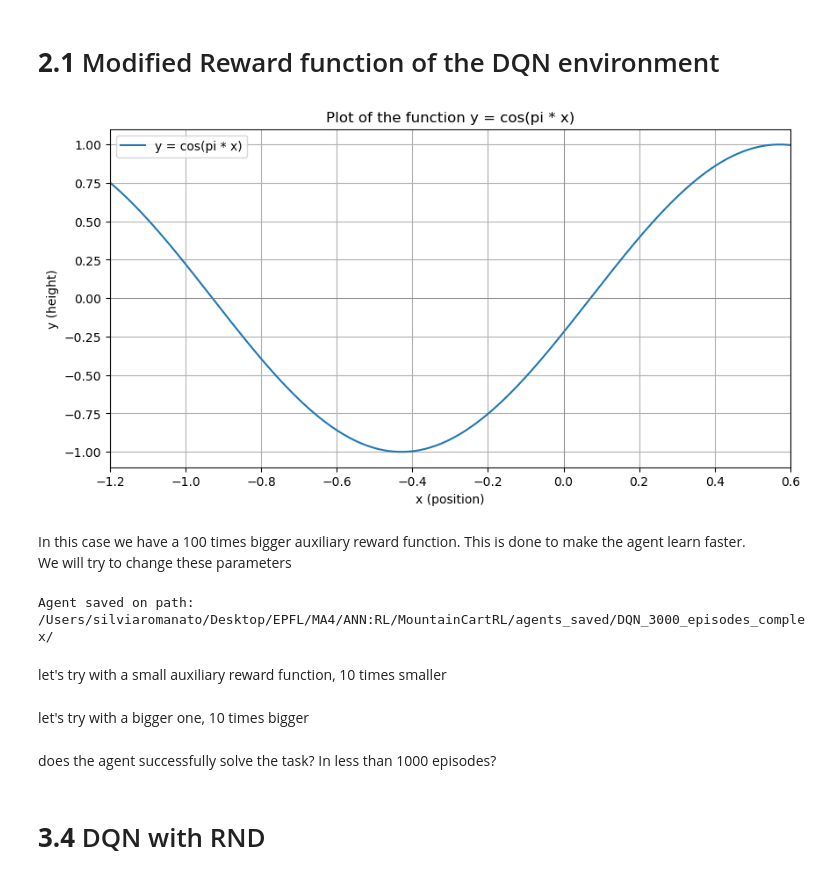
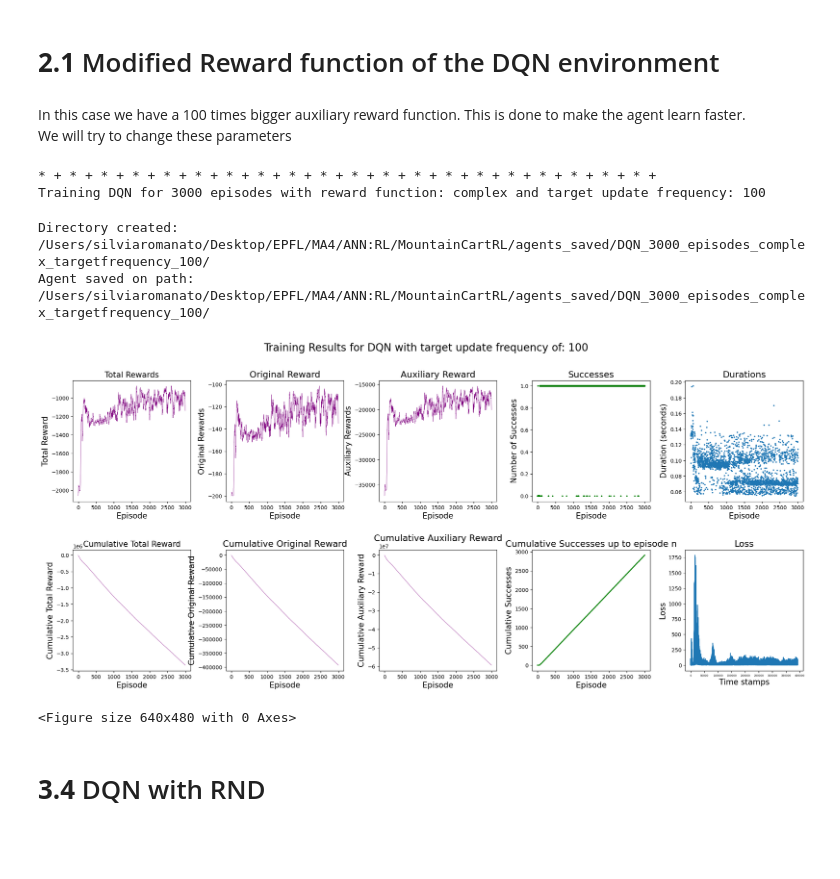
Before and after one commit to silviiaromanato/MountainCartRL, a Jupyter notebook: MountainCart_notebook.ipynb, the cells around one changed output. Saved outputs shown, nothing was run; the diff lists cells and outputs as text; code cells hidden in the pictures; blank space fills up the shorter version.

```diff
--- a/MountainCart_notebook.ipynb
+++ b/MountainCart_notebook.ipynb
@@ -25,7 +26,9 @@ agent = RandomAgent(env)
 num_episodes = 100
 
 rewards = []
+durations=[]
 for episode in tqdm(range(num_episodes)):
+    t0 = time()
     seed = np.random.randint(0, 100000)
     state = env.reset(seed=seed)
     done = False
@@ -33,10 +36,12 @@ for episode in tqdm(range(num_episodes)):
 
     while not done:
         action = agent.select_action(state)
-        next_state, reward, done, truncated, _ = env.step(action)
+        next_state, reward, terminated, truncated, info = env.step(action)
         agent.observe(state, action, next_state, reward)
         agent.update()
         total_reward += reward
         state = next_state
-
+        done = terminated or truncated
+    t1 = time()
+    durations.append(t1-t0)
     rewards.append(total_reward)
@@ -99,27 +87,5 @@ agent.plots()
 # %% [markdown]
 # **2.1** Modified Reward function of the DQN environment
-# %%
-import numpy as np
-import matplotlib.pyplot as plt
-
-# Generate x values
-x = np.linspace(-1.2, 0.6, 400)
-# Compute y values for cos(pi * x)
-y = np.cos(np.pi * x - np.pi/1.5 + 0.3)
-
-plt.figure(figsize=(10, 5))
-plt.plot(x, y, label='y = cos(pi * x)')
-plt.xlim(-1.2, 0.6)
-plt.title('Plot of the function y = cos(pi * x)')
-plt.xlabel('x (position)')
-plt.ylabel('y (height)')
-plt.axhline(0, color='grey', lw=0.5)
-plt.axvline(0, color='grey', lw=0.5)
-plt.grid(True)
-plt.legend()
-plt.show()
-# %% [output]
-[figure, removed]
 # %%
 import numpy as np
 
@@ -207,21 +173,24 @@ We will try to change these parameters
 # %%
 from DQN import DQNAgent
 
 num_episodes = 3000
 reward_function = "complex"
+# list_updates = [10000, 5000, 30000, 100000, 1000]
+list_updates = [100]
 
-env = MountainCarReward1(render_mode=None, C = 100, D = 50, step_penalty=30, aux_factor = 0.05)
-state_size, action_size = env.observation_space.shape[0], env.action_space.n
-agent = DQNAgent(env, state_size, action_size,target_update_frequency = 10000)
-agent.train(env, agent, num_episodes, reward_function=reward_function)
-agent.save_agent(f"DQN_{num_episodes}_episodes_{reward_function}")
-
-# PLOTS
-agent.load_agent(f"DQN_{num_episodes}_episodes_{reward_function}")
-agent.plots(reward_function=reward_function)
-agent.reward_plot(reward_function=reward_function)
-agent.dones_plots(reward_function=reward_function)
+for target_update_frequency in list_updates:
+    print("* + "*20)
+    print(f"Training DQN for {num_episodes} episodes with reward function: {reward_function} and target update frequency: {target_update_frequency}\n \n")
+    env = MountainCarReward1(render_mode=None, C = 100, D = 50, step_penalty=30, aux_factor = 0.05)
+    state_size, action_size = env.observation_space.shape[0], env.action_space.n
+    agent = DQNAgent(env, state_size, action_size,target_update_frequency = target_update_frequency)
+    agent.train(env, agent, num_episodes, reward_function=reward_function)
+    agent.save_agent(f"DQN_{num_episodes}_episodes_{reward_function}_targetfrequency_{target_update_frequency}")
+    agent.reward_plot(reward_function=reward_function, target_update_frequency=target_update_frequency)
 # %% [output]
-Agent saved on path:  /Users/silviaromanato/Desktop/EPFL/MA4/ANN:RL/MountainCartRL/agents_saved/DQN_3000_episodes_complex/
+* + * + * + * + * + * + * + * + * + * + * + * + * + * + * + * + * + * + * + * +
+Training DQN for 3000 episodes with reward function: complex and target update frequency: 100
+Directory created:  /Users/silviaromanato/Desktop/EPFL/MA4/ANN:RL/MountainCartRL/agents_saved/DQN_3000_episodes_complex_targetfrequency_100/
+Agent saved on path:  /Users/silviaromanato/Desktop/EPFL/MA4/ANN:RL/MountainCartRL/agents_saved/DQN_3000_episodes_complex_targetfrequency_100/
+[figure, added]
+<Figure size 640x480 with 0 Axes>
-# %% [markdown]
-let's try with a small auxiliary reward function, 10 times smaller
@@ -245,2 +196,0 @@ agent.dones_plots(reward_function=reward_function)
-# %% [markdown]
-let's try with a bigger one, 10 times bigger
@@ -264,5 +197,3 @@ agent.dones_plots(reward_function=reward_function)
-# %% [markdown]
-does the agent successfully solve the task? In less than 1000 episodes?
 # %% [markdown]
 # **3.4** DQN with RND
 # %% [markdown]
```
Also changed, not shown: parts of 22 cells of this notebook, 29 other files.
